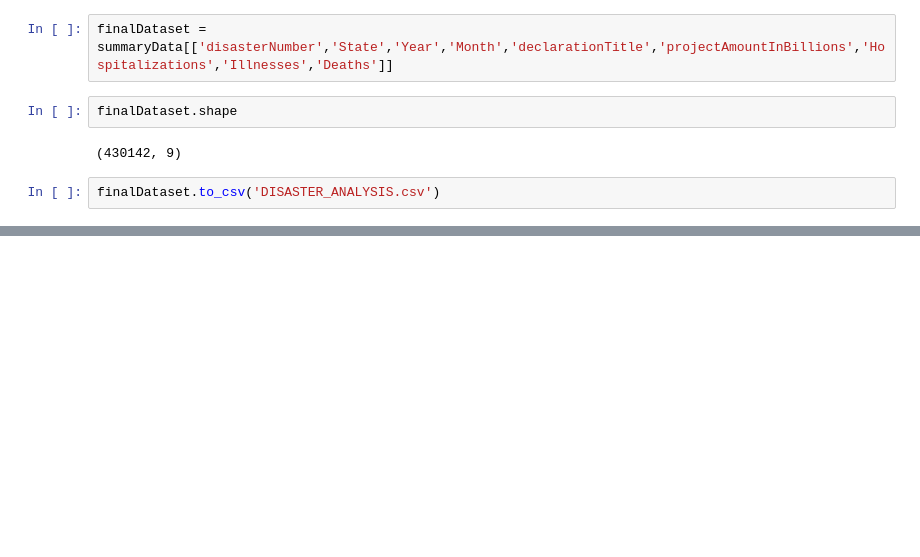
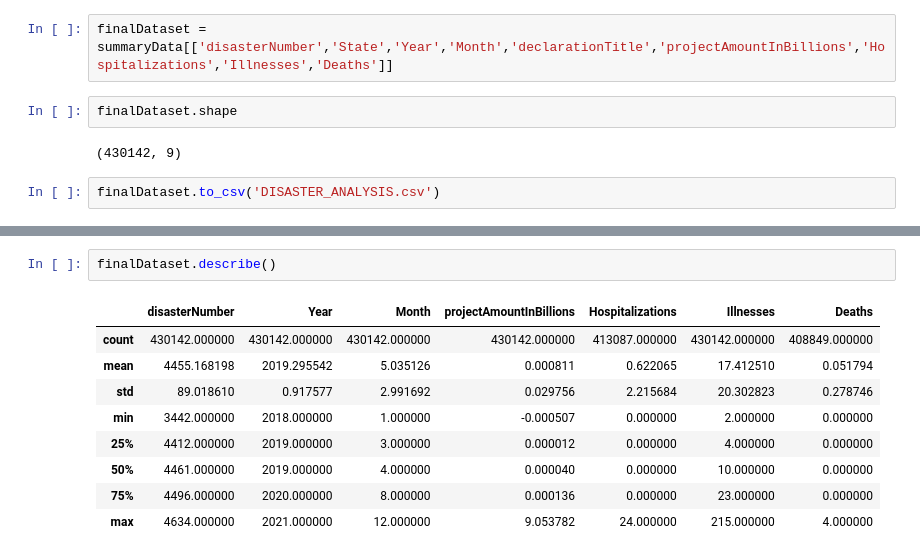
Before and after one commit to mikeszumski/Project_One_Repo, a Jupyter notebook: FEMADataAnalysis.ipynb, the cells around one changed output, grey strips where cells are left out. Cells and saved outputs as stored; diff of their text form; blank space fills up the shorter version.

```diff
--- a/FEMADataAnalysis.ipynb
+++ b/FEMADataAnalysis.ipynb
@@ -1004,0 +993,12 @@ disasterSummaryAndFunding_DF.head(10)
+# %%
+finalDataset.describe()
+# %% [output]
+|  | disasterNumber | Year | Month | projectAmountInBillions | Hospitalizations | Illnesses | Deaths |
+| count | 430142.000000 | 430142.000000 | 430142.000000 | 430142.000000 | 413087.000000 | 430142.000000 | 408849.000000 |
+| mean | 4455.168198 | 2019.295542 | 5.035126 | 0.000811 | 0.622065 | 17.412510 | 0.051794 |
+| std | 89.018610 | 0.917577 | 2.991692 | 0.029756 | 2.215684 | 20.302823 | 0.278746 |
+| min | 3442.000000 | 2018.000000 | 1.000000 | -0.000507 | 0.000000 | 2.000000 | 0.000000 |
+| 25% | 4412.000000 | 2019.000000 | 3.000000 | 0.000012 | 0.000000 | 4.000000 | 0.000000 |
+| 50% | 4461.000000 | 2019.000000 | 4.000000 | 0.000040 | 0.000000 | 10.000000 | 0.000000 |
+| 75% | 4496.000000 | 2020.000000 | 8.000000 | 0.000136 | 0.000000 | 23.000000 | 0.000000 |
+| max | 4634.000000 | 2021.000000 | 12.000000 | 9.053782 | 24.000000 | 215.000000 | 4.000000 |
```
Also changed, not shown: parts of 25 cells of this notebook.
